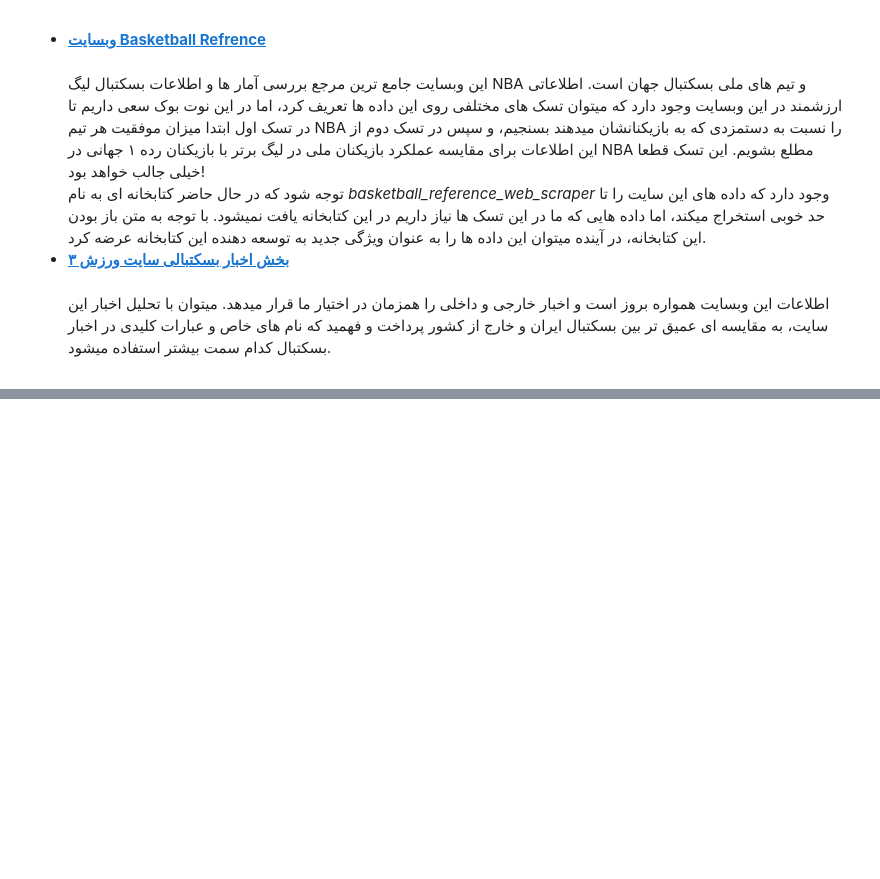
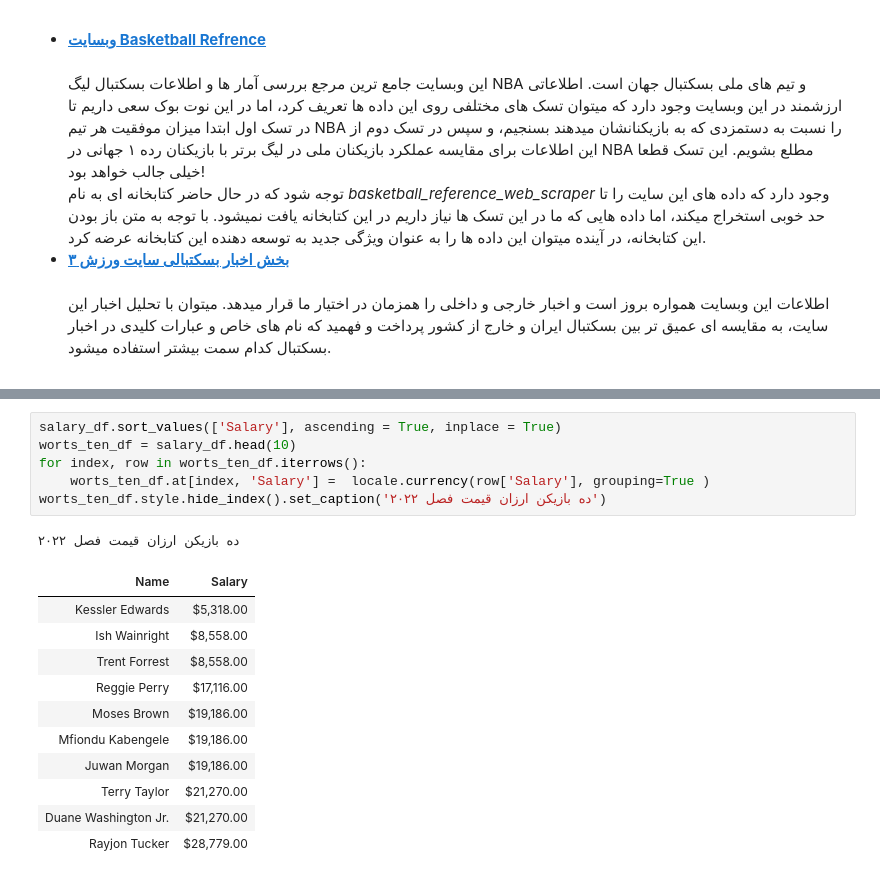
Before and after one commit to mothegoat/IR_Course_Basketball, a Jupyter notebook: HW2.ipynb, the cells around one changed output, grey strips where cells are left out. Drawn from its saved outputs; the diff is of its cells as text; blank space fills up the shorter version.

```diff
--- a/HW2.ipynb
+++ b/HW2.ipynb
@@ -93,0 +382,19 @@ soup = BeautifulSoup(source, "lxml")
+# %%
+salary_df.sort_values(['Salary'], ascending = True, inplace = True)
+worts_ten_df = salary_df.head(10)
+for index, row in worts_ten_df.iterrows():
+    worts_ten_df.at[index, 'Salary'] =  locale.currency(row['Salary'], grouping=True )
+worts_ten_df.style.hide_index().set_caption('ده بازیکن ارزان قیمت فصل ۲۰۲۲')
+# %% [output]
+ده بازیکن ارزان قیمت فصل ۲۰۲۲
+| Name | Salary |
+| Kessler Edwards | $5,318.00 |
+| Ish Wainright | $8,558.00 |
+| Trent Forrest | $8,558.00 |
+| Reggie Perry | $17,116.00 |
+| Moses Brown | $19,186.00 |
+| Mfiondu Kabengele | $19,186.00 |
+| Juwan Morgan | $19,186.00 |
+| Terry Taylor | $21,270.00 |
+| Duane Washington Jr. | $21,270.00 |
+| Rayjon Tucker | $28,779.00 |
```
Also changed, not shown: parts of 30 cells of this notebook.
